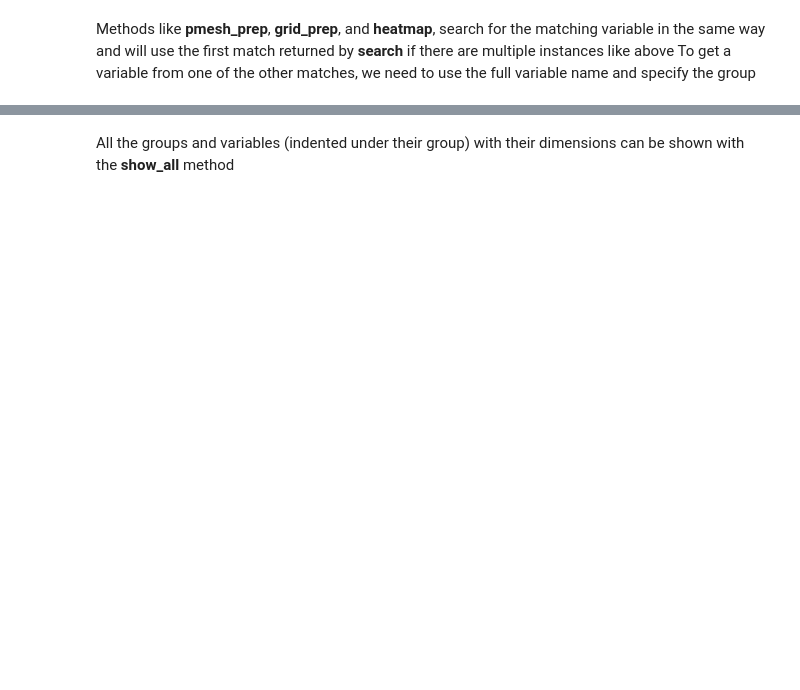
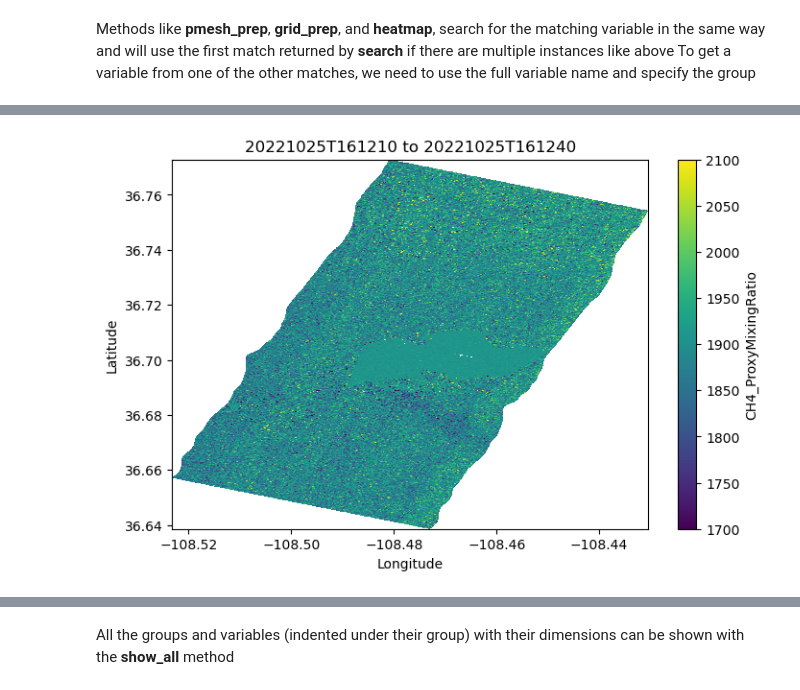
Before and after one commit to ekcomputer/msatutil, a Jupyter notebook: notebooks/msat_interface_example.ipynb, the cells around one changed output, grey strips where cells are left out. Saved outputs shown, nothing was run; the diff lists cells and outputs as text; code cells hidden in the pictures; blank space fills up the shorter version.

```diff
--- a/notebooks/msat_interface_example.ipynb
+++ b/notebooks/msat_interface_example.ipynb
@@ -58,0 +98,4 @@ heatmap done in 0.07874846458435059 s
+# %%
+pp.heatmap('CH4_ProxyMixingRatio',grp='Posteriori_Profile',scale=1e9,vminmax=[1700,2100],latlon=True)
+# %% [output]
+[figure, added]
```
Also changed, not shown: parts of 28 cells of this notebook, 2 other files.
